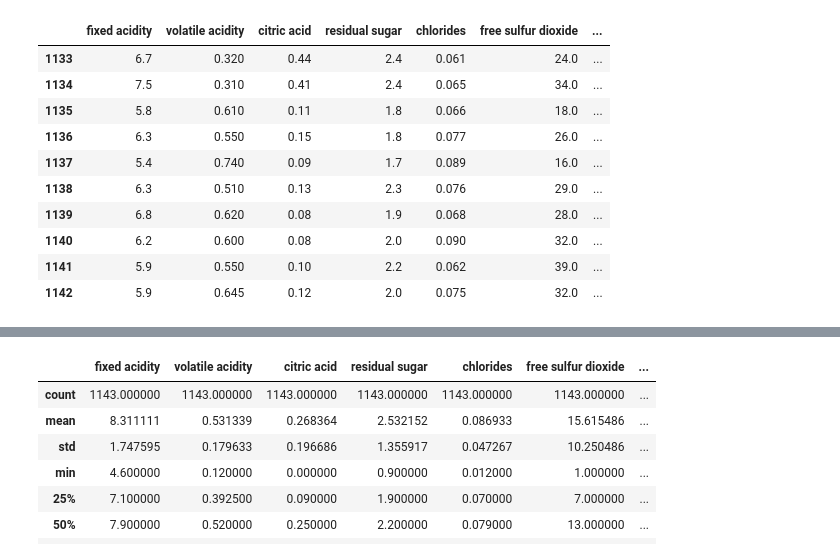
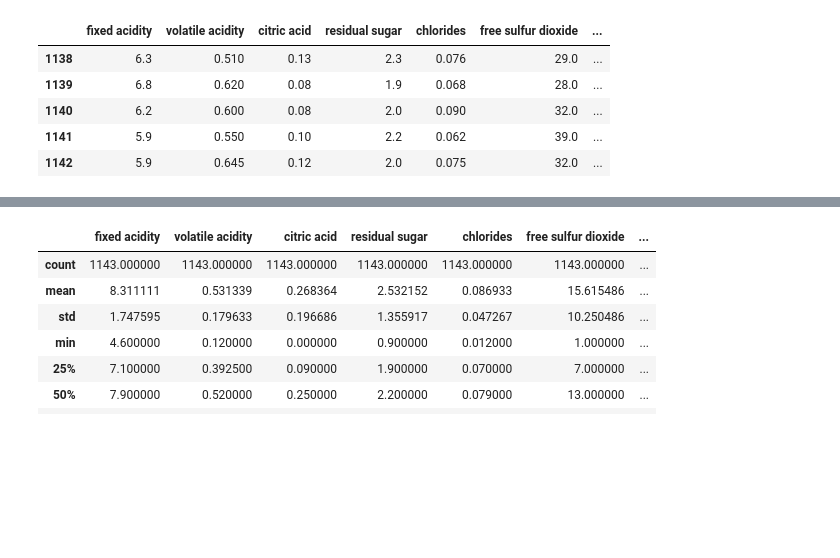
Before and after one commit to camilaalmeiida/wine-quality-classification, a Jupyter notebook: notebooks/wine_quality_analysis.ipynb, the cells around one changed output, grey strips where cells are left out. Drawn from its saved outputs; the diff is of its cells as text; code cells hidden in the pictures; blank space fills up the shorter version.

```diff
--- a/notebooks/wine_quality_analysis.ipynb
+++ b/notebooks/wine_quality_analysis.ipynb
@@ -71,4 +63,0 @@ df.head(10)
-# %%
-if 'Classificacao Qualidade' in df.columns:
-    df.drop('Classificacao Qualidade', axis=1, inplace=True)
-df.head()
@@ -106,13 +64,8 @@ memory usage: 116.2 KB
 # %%
-# Visualizar os ultimos 10 registros do dataset
-df.tail(10)
+# Visualizar os ultimos 5 linhas da base
+df.tail(5)
 # %% [output]
 |  | fixed acidity | volatile acidity | citric acid | residual sugar | chlorides | free sulfur dioxide | ... |
-| 1133 | 6.7 | 0.320 | 0.44 | 2.4 | 0.061 | 24.0 | ... |
-| 1134 | 7.5 | 0.310 | 0.41 | 2.4 | 0.065 | 34.0 | ... |
-| 1135 | 5.8 | 0.610 | 0.11 | 1.8 | 0.066 | 18.0 | ... |
-| 1136 | 6.3 | 0.550 | 0.15 | 1.8 | 0.077 | 26.0 | ... |
-| 1137 | 5.4 | 0.740 | 0.09 | 1.7 | 0.089 | 16.0 | ... |
 | 1138 | 6.3 | 0.510 | 0.13 | 2.3 | 0.076 | 29.0 | ... |
 | 1139 | 6.8 | 0.620 | 0.08 | 1.9 | 0.068 | 28.0 | ... |
 | 1140 | 6.2 | 0.600 | 0.08 | 2.0 | 0.090 | 32.0 | ... |
```
Also changed, not shown: parts of 20 cells of this notebook.
